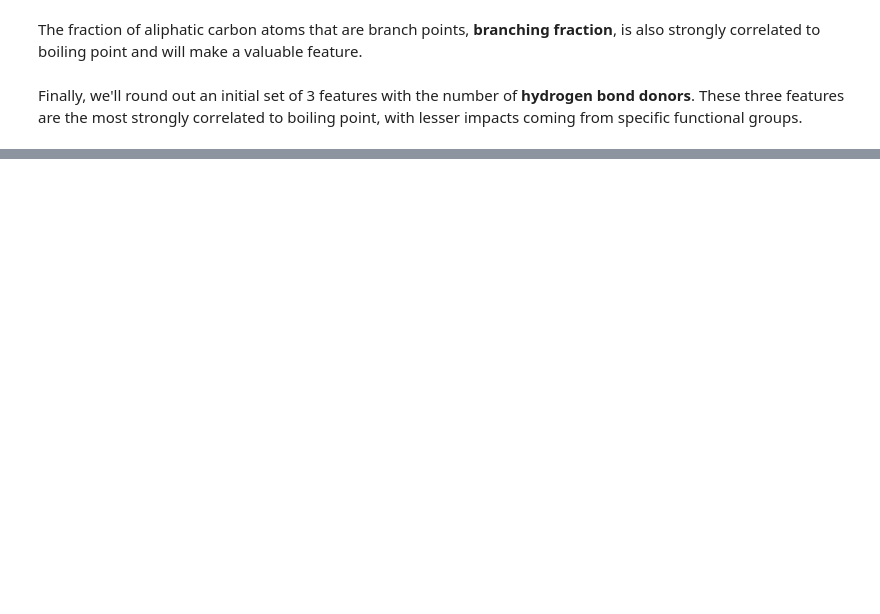
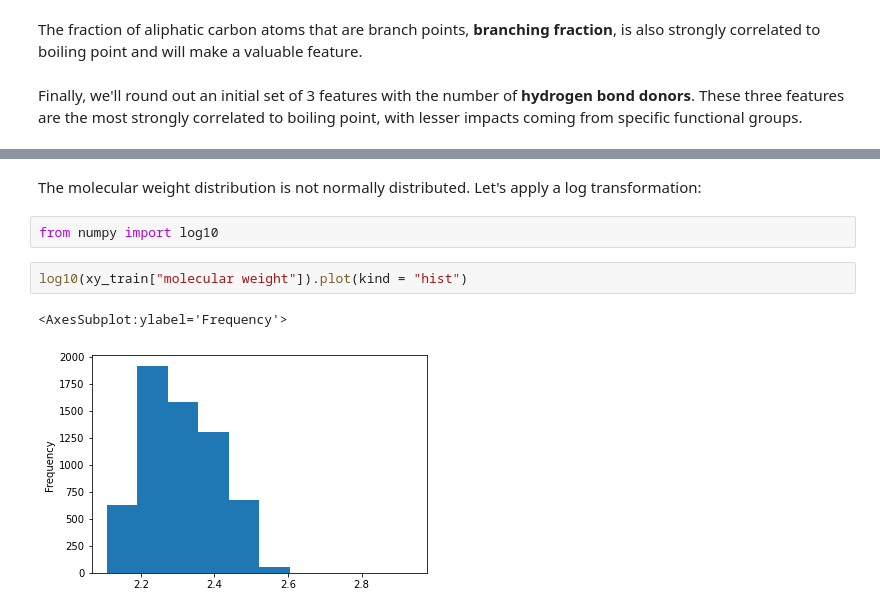
Before and after one commit to jhirner/boiling-pt-prediction, a Jupyter notebook: 4_exploratory_analysis.ipynb, the cells around one changed output, grey strips where cells are left out. Cells and saved outputs as stored; diff of their text form; blank space fills up the shorter version.

```diff
--- a/4_exploratory_analysis.ipynb
+++ b/4_exploratory_analysis.ipynb
@@ -200,0 +251,9 @@ Finally, we'll round out an initial set of 3 features with the number of **hydro
+# %% [markdown]
+The molecular weight distribution is not normally distributed. Let's apply a log transformation:
+# %%
+from numpy import log10
+# %%
+log10(xy_train["molecular weight"]).plot(kind = "hist")
+# %% [output]
+<AxesSubplot:ylabel='Frequency'>
+[figure, added]
```
Also changed, not shown: parts of 38 cells of this notebook, 3 other files.
